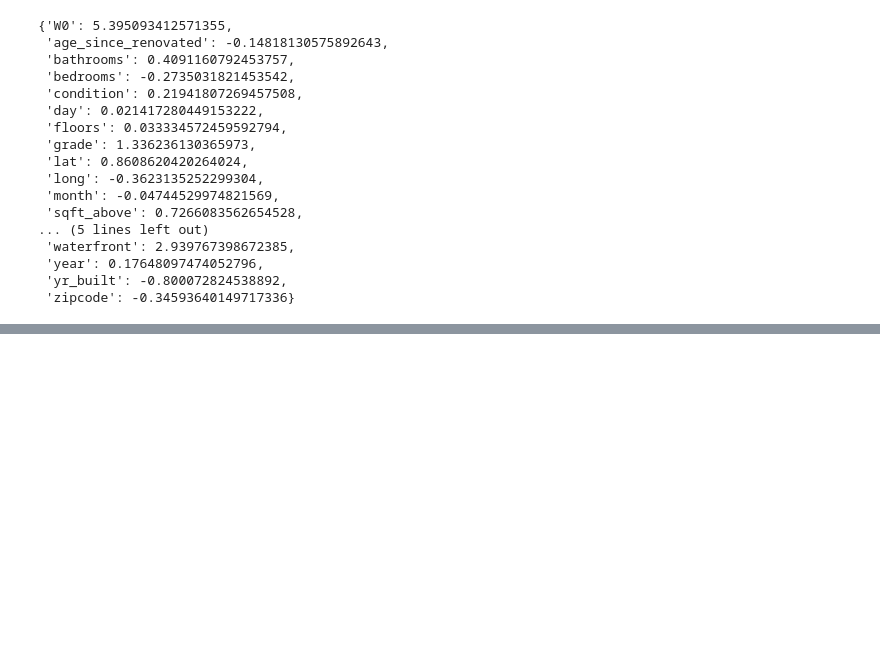
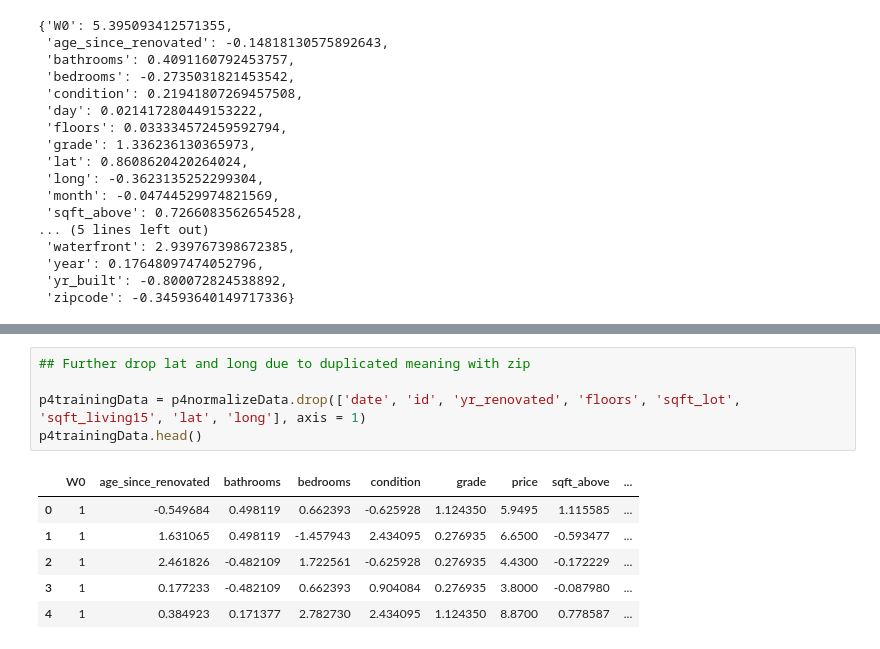
Before and after one commit to KingstonRainsworthCS/AI-534, a Jupyter notebook: IA1/IA1.ipynb, the cells around one changed output, grey strips where cells are left out. Drawn from its saved outputs; the diff is of its cells as text; blank space fills up the shorter version.

```diff
--- a/IA1/IA1.ipynb
+++ b/IA1/IA1.ipynb
@@ -220,0 +280,12 @@ leanRate1['w']
+# %%
+## Further drop lat and long due to duplicated meaning with zip
+
+p4trainingData = p4normalizeData.drop(['date', 'id', 'yr_renovated', 'floors', 'sqft_lot', 'sqft_living15', 'lat', 'long'], axis = 1)
+p4trainingData.head()
+# %% [output]
+|  | W0 | age_since_renovated | bathrooms | bedrooms | condition | grade | price | sqft_above | ... |
+| 0 | 1 | -0.549684 | 0.498119 | 0.662393 | -0.625928 | 1.124350 | 5.9495 | 1.115585 | ... |
+| 1 | 1 | 1.631065 | 0.498119 | -1.457943 | 2.434095 | 0.276935 | 6.6500 | -0.593477 | ... |
+| 2 | 1 | 2.461826 | -0.482109 | 1.722561 | -0.625928 | 0.276935 | 4.4300 | -0.172229 | ... |
+| 3 | 1 | 0.177233 | -0.482109 | 0.662393 | 0.904084 | 0.276935 | 3.8000 | -0.087980 | ... |
+| 4 | 1 | 0.384923 | 0.171377 | 2.782730 | 2.434095 | 1.124350 | 8.8700 | 0.778587 | ... |
```
Also changed, not shown: parts of 17 cells of this notebook, 9 other files.
